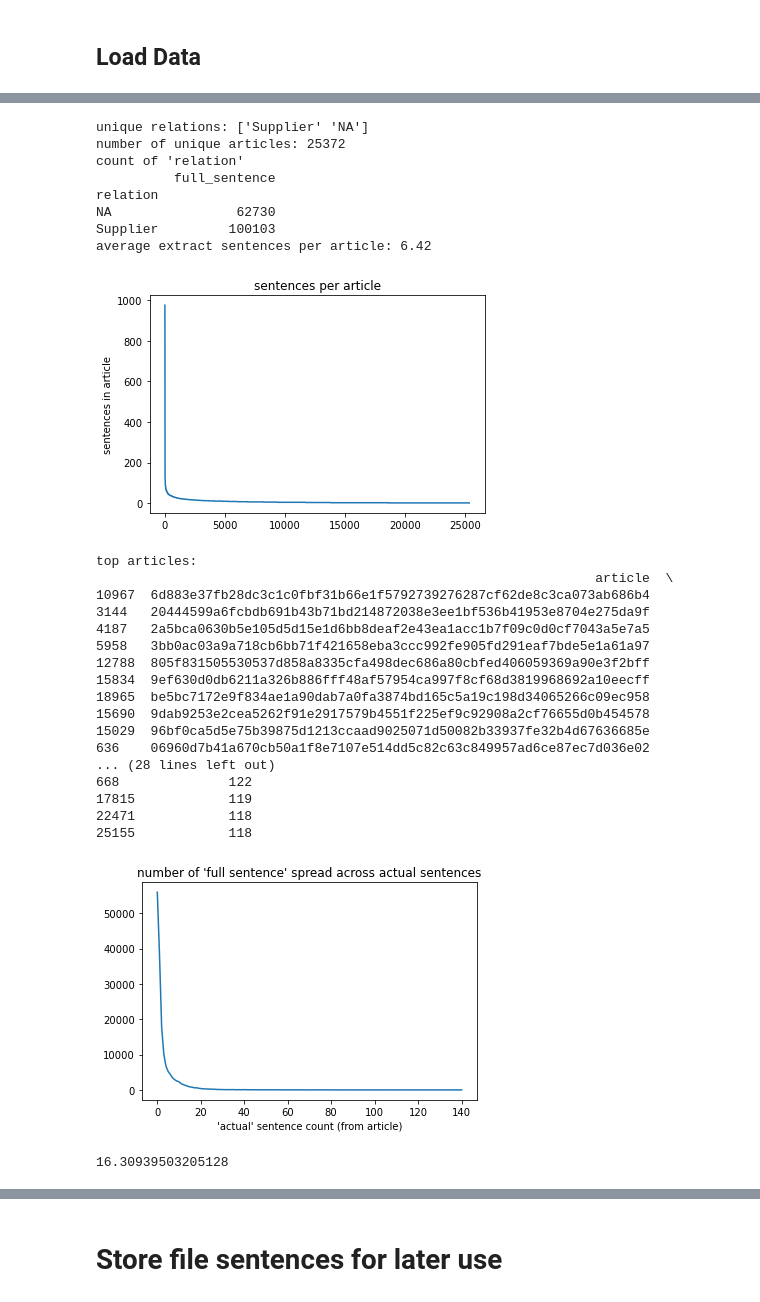
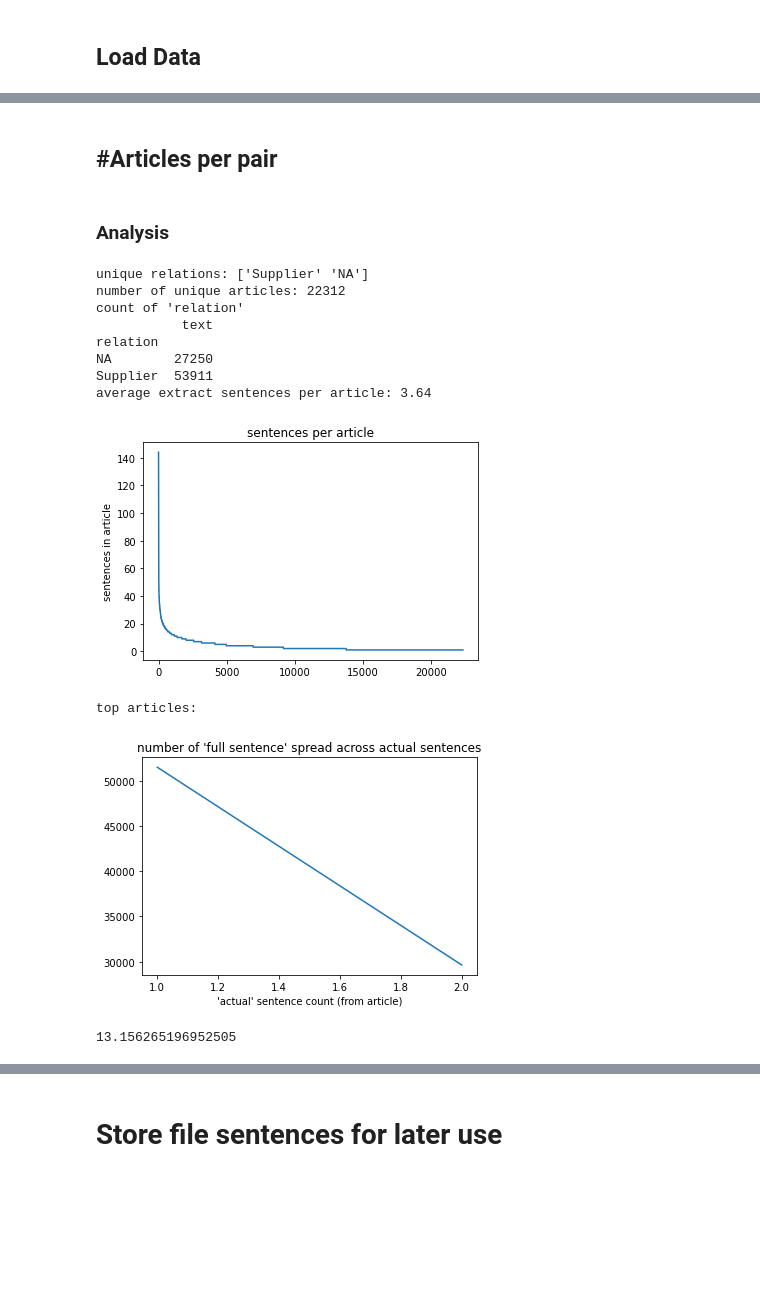
Before and after one commit to ronaldBuddys/supply-chain-extract, a Jupyter notebook: nlp/examples/sentence_post_processing.ipynb, the cells around one changed output, grey strips where cells are left out. Cells and saved outputs as stored; diff of their text form; code cells hidden in the pictures; blank space fills up the shorter version.

Commit message:
Adding post processing and splitting data

```diff
--- a/nlp/examples/sentence_post_processing.ipynb
+++ b/nlp/examples/sentence_post_processing.ipynb
@@ -102,0 +104,7 @@ articles = {re.sub("\.json$", "", f["json_file"]): f
+# %%
+#Load in Input file including with Weak Labels
+assert os.path.exists(get_data_path("text_with_weak_labels.json")), \
+    f"looks like: {get_data_path('text_with_weak_labels.json')}, copy from google drive data/text_with_weak_labels.json"
+
+with open(get_data_path("text_with_weak_labels.json"), "r") as f:
+    full_sents = json.load(f)
@@ -104,0 +172,8 @@ articles = {re.sub("\.json$", "", f["json_file"]): f
+# %%
+#Removing sentences with num_sentences>2, i.e. can only be 2 sentence long
+df_short_dist = df.loc[df["num_sentence"]<3,:]
+
+print("{}% articles have max 1 sentence in between two entity mentions".format(np.round(df.loc[df["num_sentence"]<3,:].shape[0]/df.shape[0],2)*100))
+print("{} out of {} sentences left".format(df.loc[df["num_sentence"]<3,:].shape[0],df.shape[0]))
+
+df = df.loc[df["num_sentence"]<3,:]
@@ -105,13 +183,13 @@ articles = {re.sub("\.json$", "", f["json_file"]): f
+# %% [markdown]
+## #Articles per pair
+# %% [markdown]
+### Analysis
 # %%
 # ---
 # get counts of occurrences / summary statistics
 # ---
 
-keys = list(full_sents[0].keys())
-
-df = pd.DataFrame(full_sents)
-# exclude the full_sentence - for now
-# df.drop("full_sentence", axis=1, inplace=True)
+df.head()
 
 print(f"unique relations: {df['relation'].unique()}")
 
@@ -122,7 +200,7 @@ print(f"number of unique articles: {len(df['article'].unique())}")
 # ---
 relation_count = pd.pivot_table(df,
                                 index="relation",
-                                values="full_sentence",
+                                values="text",
                                 aggfunc="count")
 print("count of 'relation'")
 print(relation_count)
@@ -131,73 +209,57 @@ print(relation_count)
 # sentences per articles
 # ---
 
-sent_per_art = pd.pivot_table(df, index='article', values="full_sentence", aggfunc='count')
+sent_per_art = pd.pivot_table(df, index='article', values="text", aggfunc='count')
 sent_per_art = sent_per_art.reset_index()
-sent_per_art.sort_values("full_sentence", ascending=False, inplace=True)
+sent_per_art.sort_values("text", ascending=False, inplace=True)
 
-print(f"average extract sentences per article: {sent_per_art['full_sentence'].mean():.2f}")
+print(f"average extract sentences per article: {sent_per_art['text'].mean():.2f}")
 
-plt.plot(sent_per_art['full_sentence'].values)
+plt.plot(sent_per_art['text'].values)
 plt.title("sentences per article")
 plt.ylabel("sentences in article")
 plt.show()
 
 # there is heavy skew
 print("top articles:")
-print(sent_per_art.head(20))
+#print(sent_per_art.head(20))
 
-sent_per_art.loc[sent_per_art['full_sentence'] < 10, 'full_sentence'].mean()
+sent_per_art.loc[sent_per_art['text'] < 10, 'text'].mean()
 
 # ---
 # sentence spread - entity pair can exist across multiple sentence - consider those
 # ---
 
 num_sent = pd.pivot_table(df,
                             index='num_sentence',
-                            values="full_sentence",
+                            values="text",
                             aggfunc="count")
 
 plt.plot(num_sent)
 plt.title("number of 'full sentence' spread across actual sentences")
 plt.xlabel("'actual' sentence count (from article)")
 plt.show()
 
 # ---
 # sentences per pair
 # ---
 
 sentence_per_triple = pd.pivot_table(df,
-                                        index=["entity1", "entity2", "relation"],
-                                        values=["full_sentence"],
+                                        index=["entity1_full", "entity2_full", "relation"],
+                                        values=["text"],
                                         aggfunc="count").reset_index()
 
-sentence_per_triple['full_sentence'].mean()
+sentence_per_triple['text'].mean()
 # %% [output]
 unique relations: ['Supplier' 'NA']
-number of unique articles: 25372
+number of unique articles: 22312
 count of 'relation'
-          full_sentence
+           text
 relation
-NA                62730
-Supplier         100103
-average extract sentences per article: 6.42
+NA        27250
+Supplier  53911
+average extract sentences per article: 3.64
-[figure, old version]
+[figure, new version]
 top articles:
-                                                                article  \
-10967  6d883e37fb28dc3c1c0fbf31b66e1f5792739276287cf62de8c3ca073ab686b4
-3144   20444599a6fcbdb691b43b71bd214872038e3ee1bf536b41953e8704e275da9f
-4187   2a5bca0630b5e105d5d15e1d6bb8deaf2e43ea1acc1b7f09c0d0cf7043a5e7a5
-5958   3bb0ac03a9a718cb6bb71f421658eba3ccc992fe905fd291eaf7bde5e1a61a97
-12788  805f831505530537d858a8335cfa498dec686a80cbfed406059369a90e3f2bff
-15834  9ef630d0db6211a326b886fff48af57954ca997f8cf68d3819968692a10eecff
-18965  be5bc7172e9f834ae1a90dab7a0fa3874bd165c5a19c198d34065266c09ec958
-15690  9dab9253e2cea5262f91e2917579b4551f225ef9c92908a2cf76655d0b454578
-15029  96bf0ca5d5e75b39875d1213ccaad9025071d50082b33937fe32b4d67636685e
-636    06960d7b41a670cb50a1f8e7107e514dd5c82c63c849957ad6ce87ec7d036e02
-... (28 lines left out)
-668              122
-17815            119
-22471            118
-25155            118
-[figure, old version]
+[figure, new version]
-16.30939503205128
+13.156265196952505
```
Also changed, not shown: parts of 43 cells of this notebook.
